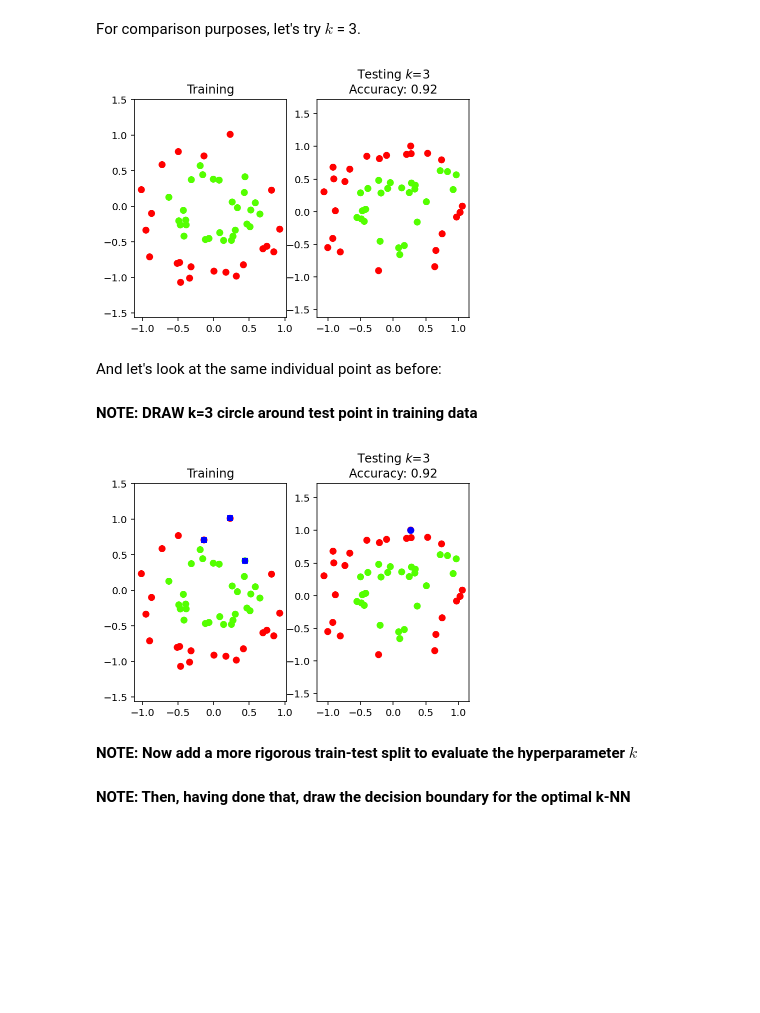
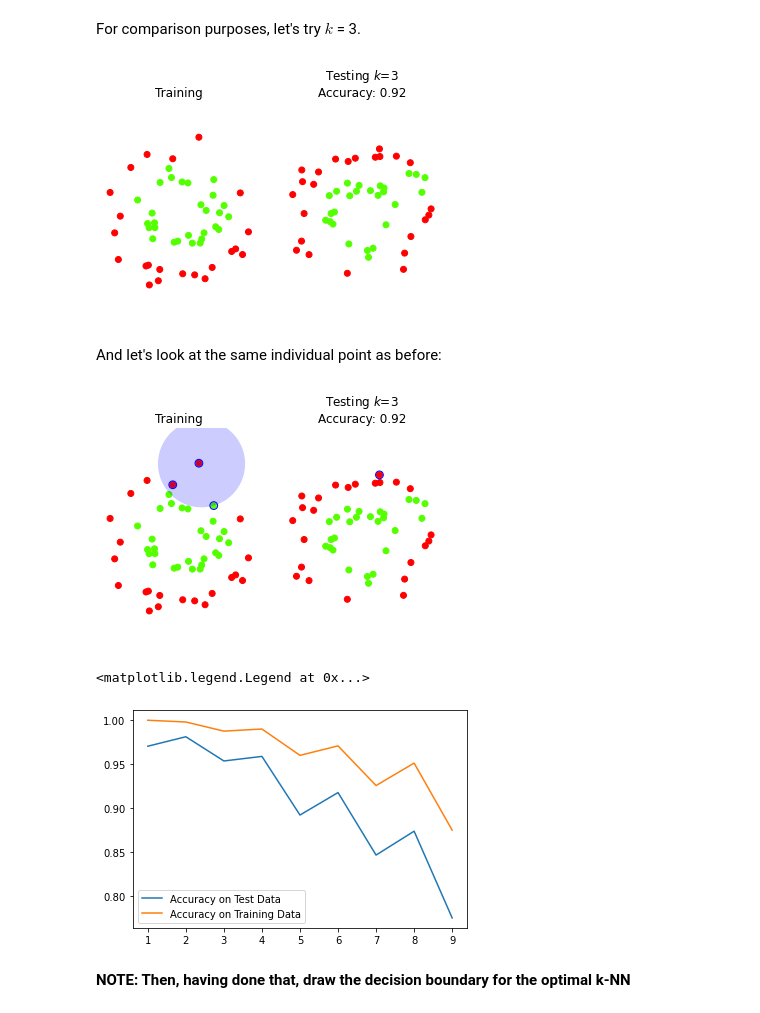
Before and after one commit to mcrovella/CS506-Computational-Tools-for-Data-Science, a Jupyter notebook: 15-Classification-II-kNN.ipynb, the cells around one changed output. Saved outputs shown, nothing was run; the diff lists cells and outputs as text; code cells hidden in the pictures; blank space fills up the shorter version.

```diff
--- a/15-Classification-II-kNN.ipynb
+++ b/15-Classification-II-kNN.ipynb
@@ -455,12 +482,11 @@ For our first example, we will classify the points (in the two classes) using a
 We will specify that $k=5$, i.e., we will classify based on the majority vote of the 5 nearest neighbors.
 # %%
 k = 5
-knn = KNeighborsClassifier(n_neighbors=k)
+knn5 = KNeighborsClassifier(n_neighbors = k)
 # %% [markdown]
 In the context of supervised learning, the `scikit-learn` `fit()` function corresponds to __training__ and the `predict()` function corresponds to __testing.__
 # %%
-knn.fit(X_train,y_train)
-y_pred_test = knn.predict(X_test)
-print('Accuracy on test data: {}'.format(knn.score(X_test, y_test)))
+knn5.fit(X_train,y_train)
+print(f'Accuracy on test data: {knn5.score(X_test, y_test)}')
 # %% [output]
 Accuracy on test data: 0.72
@@ -508,38 +556,45 @@ plt.axis('equal');
 For comparison purposes, let's try $k$ = 3.
 # %%
 k = 3
-knn = KNeighborsClassifier(n_neighbors=k)
-knn.fit(X_train,y_train)
-y_pred_test = knn.predict(X_test)
+knn3 = KNeighborsClassifier(n_neighbors=k)
+knn3.fit(X_train,y_train)
+y_pred_test = knn3.predict(X_test)
 plt.subplot(121)
-plt.scatter(X_train[:, 0], X_train[:, 1], c=y_train, )
+plt.scatter(X_train[:, 0], X_train[:, 1], c=y_train)
 plt.axis('equal')
+plt.axis('off')
 plt.title(r'Training')
 plt.subplot(122)
 plt.scatter(X_test[:, 0], X_test[:, 1], c=y_pred_test)
-plt.title('Testing $k$={}\nAccuracy: {}'.format(k,knn.score(X_test, y_test)))
+plt.title(f'Testing $k$={k}\nAccuracy: {knn3.score(X_test, y_test)}')
+plt.axis('off')
 plt.axis('equal');
 # %% [output]
-[figure, old version]
+[figure, new version]
 # %% [markdown]
 And let's look at the same individual point as before:
-# %% [markdown]
-__NOTE: DRAW k=3 circle around test point in training data__
 # %%
+k = 3
 test_point = np.argmax(X_test[:,1])
 X_test[test_point]
-neighbors = knn.kneighbors([X_test[test_point]])[1]
+neighbors = knn3.kneighbors([X_test[test_point]])[1]
 plt.subplot(121)
-plt.scatter(X_train[:, 0], X_train[:, 1], c=y_train,)
-plt.scatter(X_train[neighbors,0], X_train[neighbors,1], c = y_train[neighbors], marker='s', s=30)
+plt.scatter(X_train[:, 0], X_train[:, 1], c=y_train)
+plt.scatter(X_train[neighbors, 0], X_train[neighbors, 1], marker='o',
+            facecolors='none', edgecolors='b', s=60)
+radius = np.max(metrics.euclidean_distances(X_test[test_point].reshape(1, -1), X_train[neighbors][0]))
+ax = plt.gcf().gca()
+circle = mp.patches.Circle(X_test[test_point], radius, facecolor = 'blue', alpha = 0.2)
+ax.add_artist(circle)
 plt.axis('equal')
+plt.axis('off')
 plt.title(r'Training')
 plt.subplot(122)
 plt.scatter(X_test[:, 0], X_test[:, 1], c=y_pred_test)
-plt.scatter(X_test[test_point,0], X_test[test_point,1], c='b')
-plt.title('Testing $k$={}\nAccuracy: {}'.format(k,knn.score(X_test, y_test)))
+plt.scatter(X_test[test_point,0], X_test[test_point,1], marker='o',
+            facecolors='none', edgecolors='b', s=60)
+plt.title(f'Testing $k$={k}\nAccuracy: {knn3.score(X_test, y_test)}')
+plt.axis('off')
 plt.axis('equal');
 # %% [output]
-[figure, old version]
+[figure, new version]
-# %% [markdown]
-__NOTE: Now add a more rigorous train-test split to evaluate the hyperparameter $k$__
@@ -546,3 +615,11 @@ __NOTE: Now add a more rigorous train-test split to evaluate the hyperparameter
+# %%
+accy = np.array(acc)
+plt.plot(kvals, accy[:, 0], label = 'Accuracy on Test Data')
+plt.plot(kvals, accy[:, 1], label = 'Accuracy on Training Data')
+plt.legend(loc = 'best')
+# %% [output]
+<matplotlib.legend.Legend at 0x...>
+[figure, added]
 # %% [markdown]
 __NOTE: Then, having done that, draw the decision boundary for the optimal k-NN__
 # %% [markdown]
```
Also changed, not shown: parts of 38 cells of this notebook, 1 other file.
